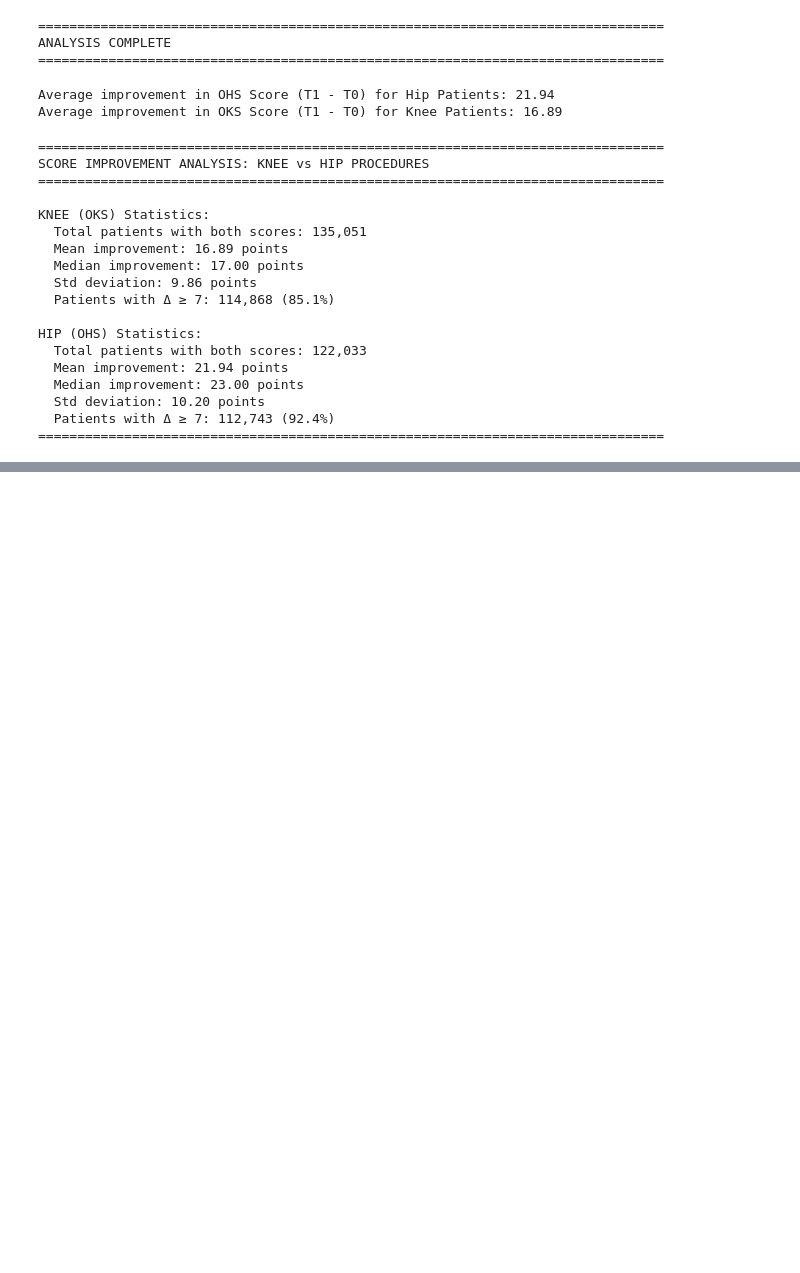
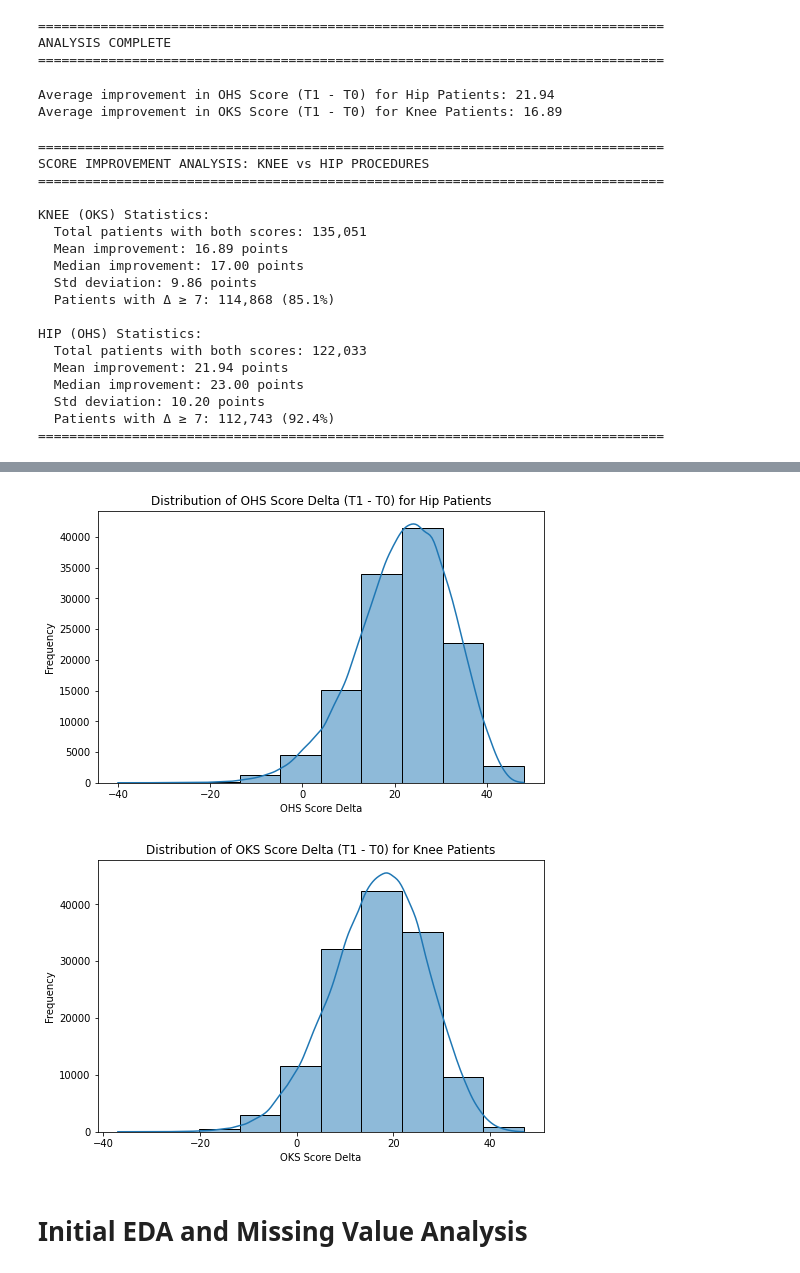
Before and after one commit to saras-audrius/EAISI-Group-Project---NHS, a Jupyter notebook: code/01_all_dataset_exploration.ipynb, the cells around one changed output, grey strips where cells are left out. Drawn from its saved outputs; the diff is of its cells as text; code cells hidden in the pictures; blank space fills up the shorter version.

```diff
--- a/code/01_all_dataset_exploration.ipynb
+++ b/code/01_all_dataset_exploration.ipynb
@@ -940,0 +663,38 @@ This cutoff maximizes patient benefit while maintaining clinical significance.
+# %%
+# Generate a graph for df_hip_provider and df_knee_provider showing the delta between t0 and t1 scores only for patients who have both scores filled.
+import matplotlib.pyplot as plt
+import seaborn as sns
+
+df_hip = globals().get("df_hip_provider")
+df_knee = globals().get("df_knee_provider")
+if df_hip is not None:
+    # Filter for patients with both scores filled
+    df_hip_filtered = df_hip.dropna(subset=['ohs_t0_score', 'ohs_t1_score']).copy()
+    # Calculate delta
+    df_hip_filtered['ohs_delta'] = df_hip_filtered['ohs_t1_score'] - df_hip_filtered['ohs_t0_score']
+
+    # Plot delta distribution
+    plt.figure(figsize=(8, 5))
+    sns.histplot(df_hip_filtered['ohs_delta'], bins=10, kde=True)
+    plt.title('Distribution of OHS Score Delta (T1 - T0) for Hip Patients')
+    plt.xlabel('OHS Score Delta')
+    plt.ylabel('Frequency')
+    plt.show()
+if df_knee is not None:
+    # Filter for patients with both scores filled
+    df_knee_filtered = df_knee.dropna(subset=['oks_t0_score', 'oks_t1_score']).copy()
+    # Calculate delta
+    df_knee_filtered['oks_delta'] = df_knee_filtered['oks_t1_score'] - df_knee_filtered['oks_t0_score']
+
+    # Plot delta distribution
+    plt.figure(figsize=(8, 5))
+    sns.histplot(df_knee_filtered['oks_delta'], bins=10, kde=True)
+    plt.title('Distribution of OKS Score Delta (T1 - T0) for Knee Patients')
+    plt.xlabel('OKS Score Delta')
+    plt.ylabel('Frequency')
+    plt.show()
+# %% [output]
+[figure, added]
+[figure, added]
+# %% [markdown]
+# Initial EDA and Missing Value Analysis
```
Also changed, not shown: parts of 8 cells of this notebook, 8 other files.
